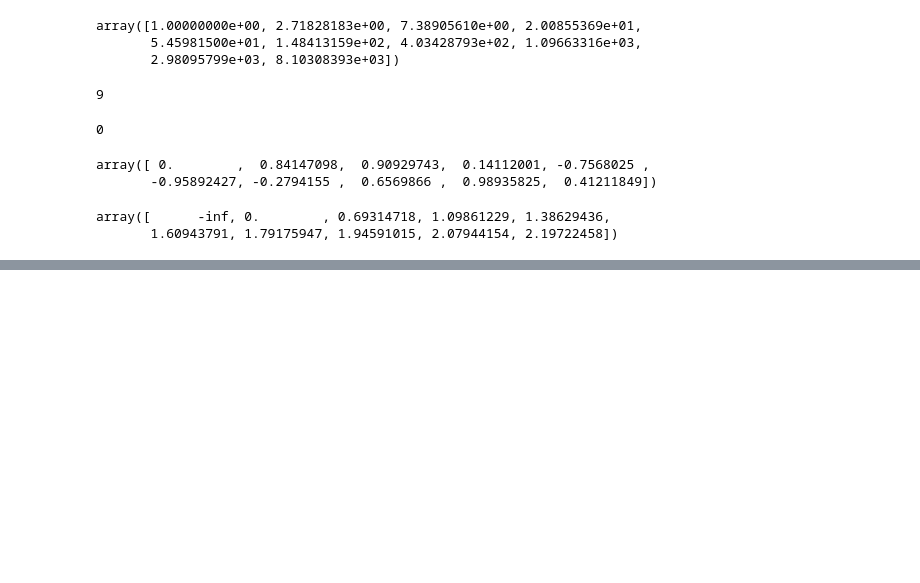
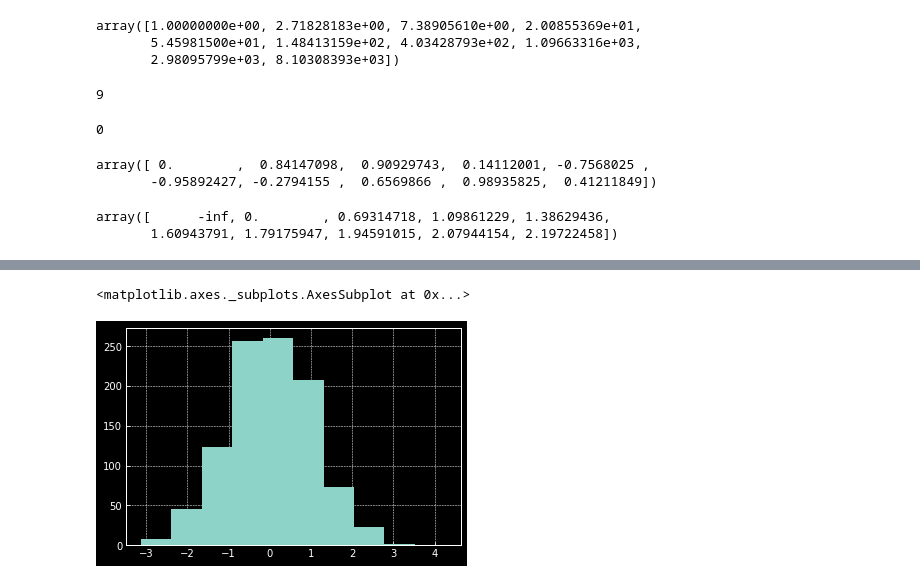
Before and after one commit to SUAHJO/lab0---UserId, a Jupyter notebook: Untitled2.ipynb, the cells around one changed output, grey strips where cells are left out. Saved outputs shown, nothing was run; the diff lists cells and outputs as text; code cells hidden in the pictures; blank space fills up the shorter version.

```diff
--- a/Untitled2.ipynb
+++ b/Untitled2.ipynb
@@ -2226,0 +1664,6 @@ pd.concat([df1,df2,df3], axis = 1)
+# %%
+plt.style.use('dark_background')
+df1['A'].hist()
+# %% [output]
+<matplotlib.axes._subplots.AxesSubplot at 0x...>
+[figure, added]
```
Also changed, not shown: parts of 154 cells of this notebook.
